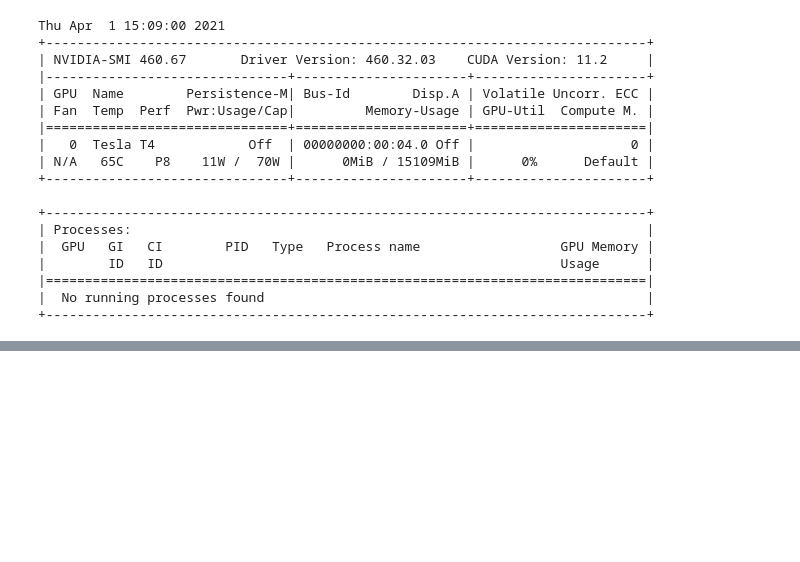
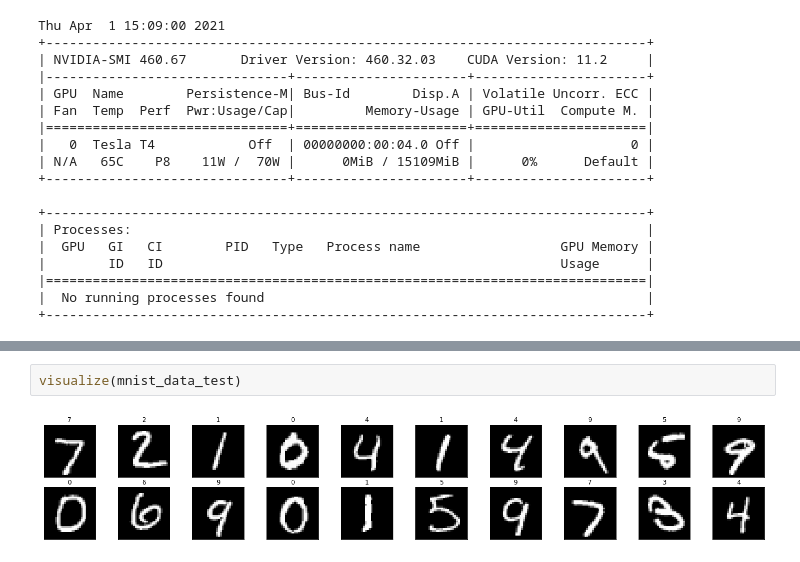
Before and after one commit to tushar-semwal/fedperf, a Jupyter notebook: Baye/FedPerf_baye.ipynb, the cells around one changed output, grey strips where cells are left out. Saved outputs shown, nothing was run; the diff lists cells and outputs as text; blank space fills up the shorter version.

```diff
--- a/Baye/FedPerf_baye.ipynb
+++ b/Baye/FedPerf_baye.ipynb
@@ -61,0 +140,4 @@ Thu Apr  1 15:09:00 2021
+# %%
+visualize(mnist_data_test)
+# %% [output]
+[figure, added]
```
Also changed, not shown: parts of 15 cells of this notebook.
